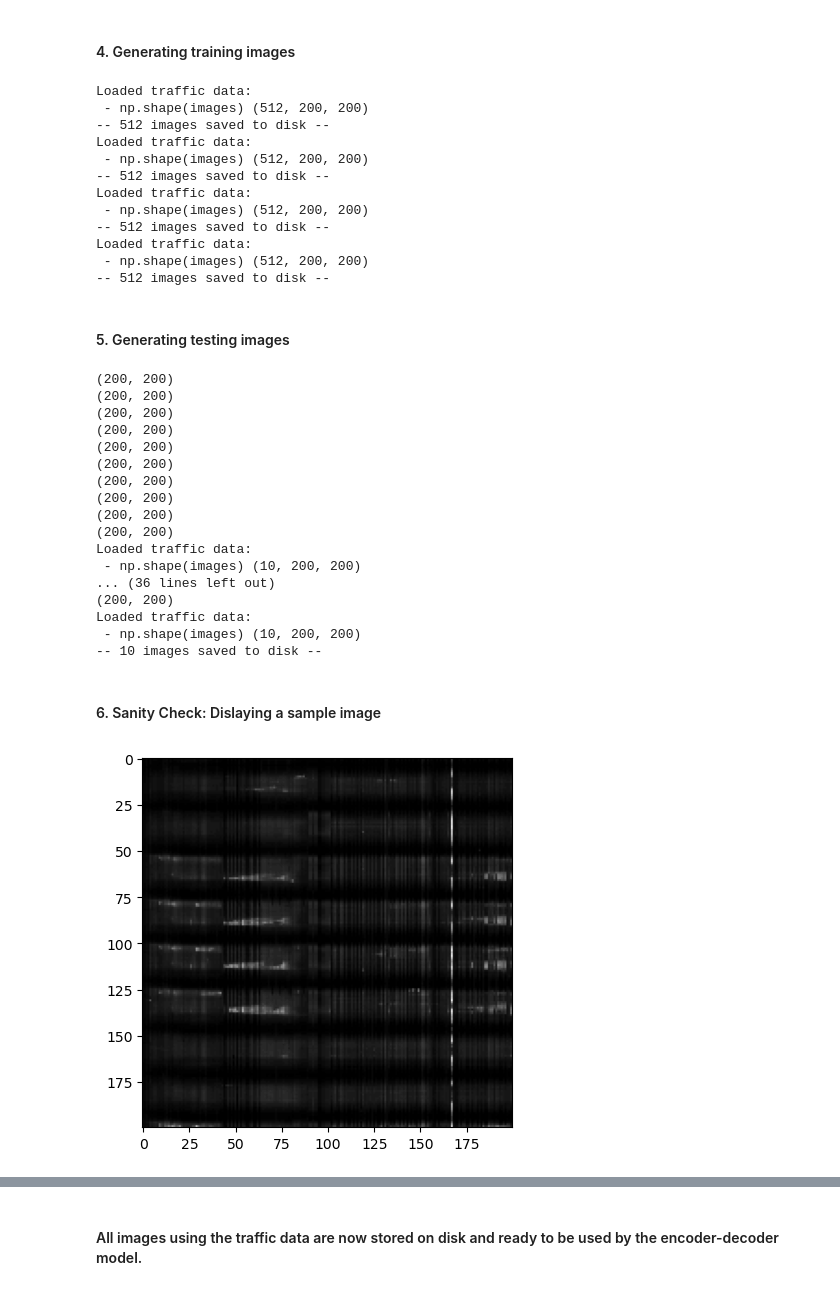
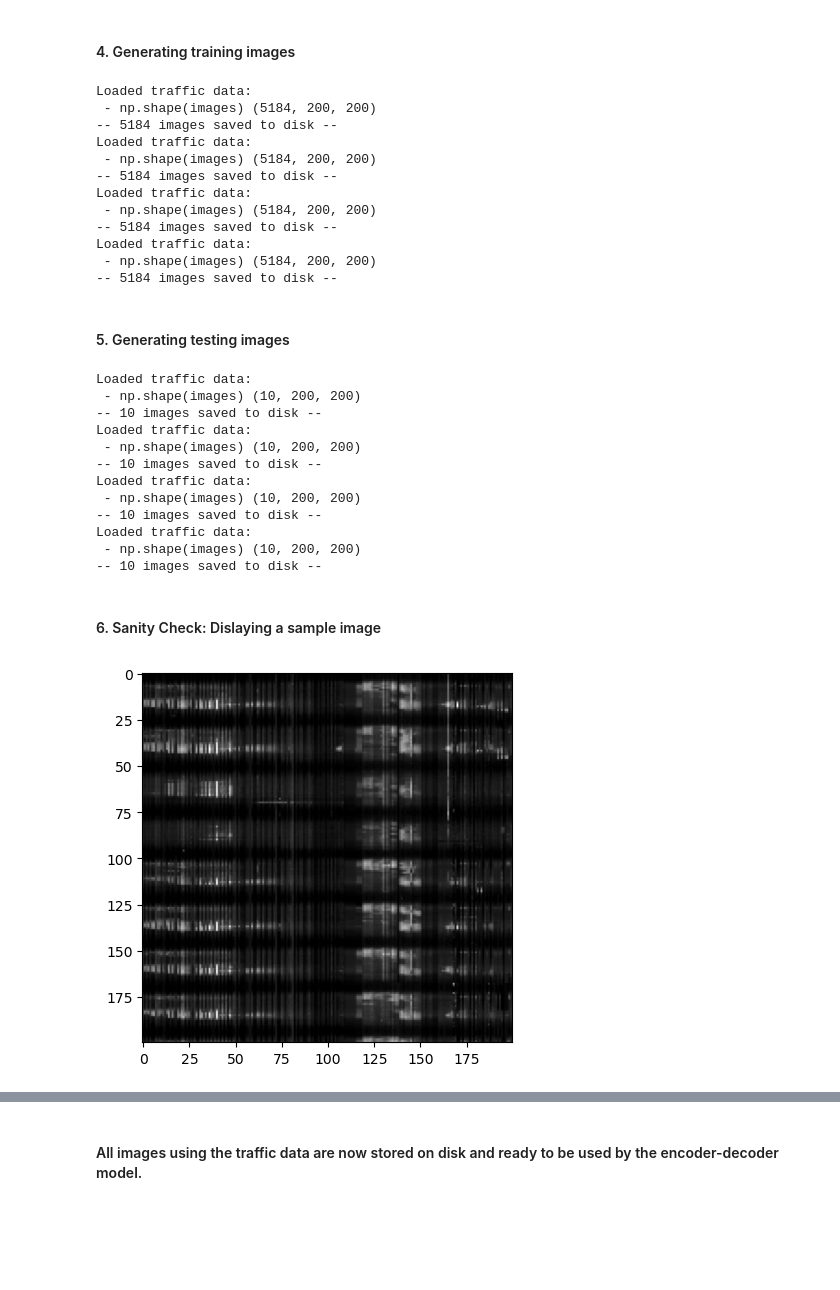
Before and after one commit to Evan-Callaghan/FieldsAcademy-NeuralNetworks, a Jupyter notebook: Project/Working/image_generator.ipynb, the cells around one changed output, grey strips where cells are left out. Cells and saved outputs as stored; diff of their text form; code cells hidden in the pictures; blank space fills up the shorter version.

```diff
--- a/Project/Working/image_generator.ipynb
+++ b/Project/Working/image_generator.ipynb
@@ -123,8 +127,7 @@ def generate_training_images(df, image_dir, idx_start, idx_end):
     images = list()
 
     ## Initializing data windows
-    #n_time_windows = 192; n_sensor_windows = 27
-    n_time_windows = 32; n_sensor_windows = 16
+    n_time_windows = 192; n_sensor_windows = 27
 
     ## Subsetting the data-frame
     df = df.iloc[idx_start:idx_end,]
@@ -167,17 +170,17 @@ generate_training_images(traffic_data_mapped_15, train_missing_dir_15, train_idx
 generate_training_images(traffic_data_mapped_25, train_missing_dir_25, train_idx_start, train_idx_end)
 # %% [output]
 Loaded traffic data:
- - np.shape(images) (512, 200, 200)
--- 512 images saved to disk --
+ - np.shape(images) (5184, 200, 200)
+-- 5184 images saved to disk --
 Loaded traffic data:
- - np.shape(images) (512, 200, 200)
--- 512 images saved to disk --
+ - np.shape(images) (5184, 200, 200)
+-- 5184 images saved to disk --
 Loaded traffic data:
- - np.shape(images) (512, 200, 200)
--- 512 images saved to disk --
+ - np.shape(images) (5184, 200, 200)
+-- 5184 images saved to disk --
 Loaded traffic data:
- - np.shape(images) (512, 200, 200)
--- 512 images saved to disk --
+ - np.shape(images) (5184, 200, 200)
+-- 5184 images saved to disk --
 # %% [markdown]
 #### 5. Generating testing images
 # %%
@@ -230,39 +233,34 @@ generate_testing_images(traffic_data_mapped_5, test_missing_dir_5, test_idx_star
 generate_testing_images(traffic_data_mapped_15, test_missing_dir_15, test_idx_start, test_idx_end)
 generate_testing_images(traffic_data_mapped_25, test_missing_dir_25, test_idx_start, test_idx_end)
 # %% [output]
-(200, 200)
-(200, 200)
-(200, 200)
-(200, 200)
-(200, 200)
-(200, 200)
-(200, 200)
-(200, 200)
-(200, 200)
-(200, 200)
-Loaded traffic data:
- - np.shape(images) (10, 200, 200)
-... (36 lines left out)
-(200, 200)
 Loaded traffic data:
  - np.shape(images) (10, 200, 200)
 -- 10 images saved to disk --
+Loaded traffic data:
+ - np.shape(images) (10, 200, 200)
+-- 10 images saved to disk --
+Loaded traffic data:
+ - np.shape(images) (10, 200, 200)
+-- 10 images saved to disk --
+Loaded traffic data:
+ - np.shape(images) (10, 200, 200)
+-- 10 images saved to disk --
 # %% [markdown]
 #### 6. Sanity Check: Dislaying a sample image
 # %%
 ## Function to read n_images from disk
 def read_many_disk(n_images):
     images = []
     for image_id in range(n_images):
         images.append(np.array(Image.open(train_dir / f"{image_id}.png")))
     return images
 
 ## Reading in a samplle image
-n_images = 1
+n_images = 100
 imgs = read_many_disk(n_images)
 
 ## Plotting an example training image
-plt.imshow(imgs[0], cmap = 'gray')
+plt.imshow(imgs[99], cmap = 'gray')
 plt.show()
 # %% [output]
-[figure, old version]
+[figure, new version]
```
Also changed, not shown: parts of 2 cells of this notebook, 1 other file.
